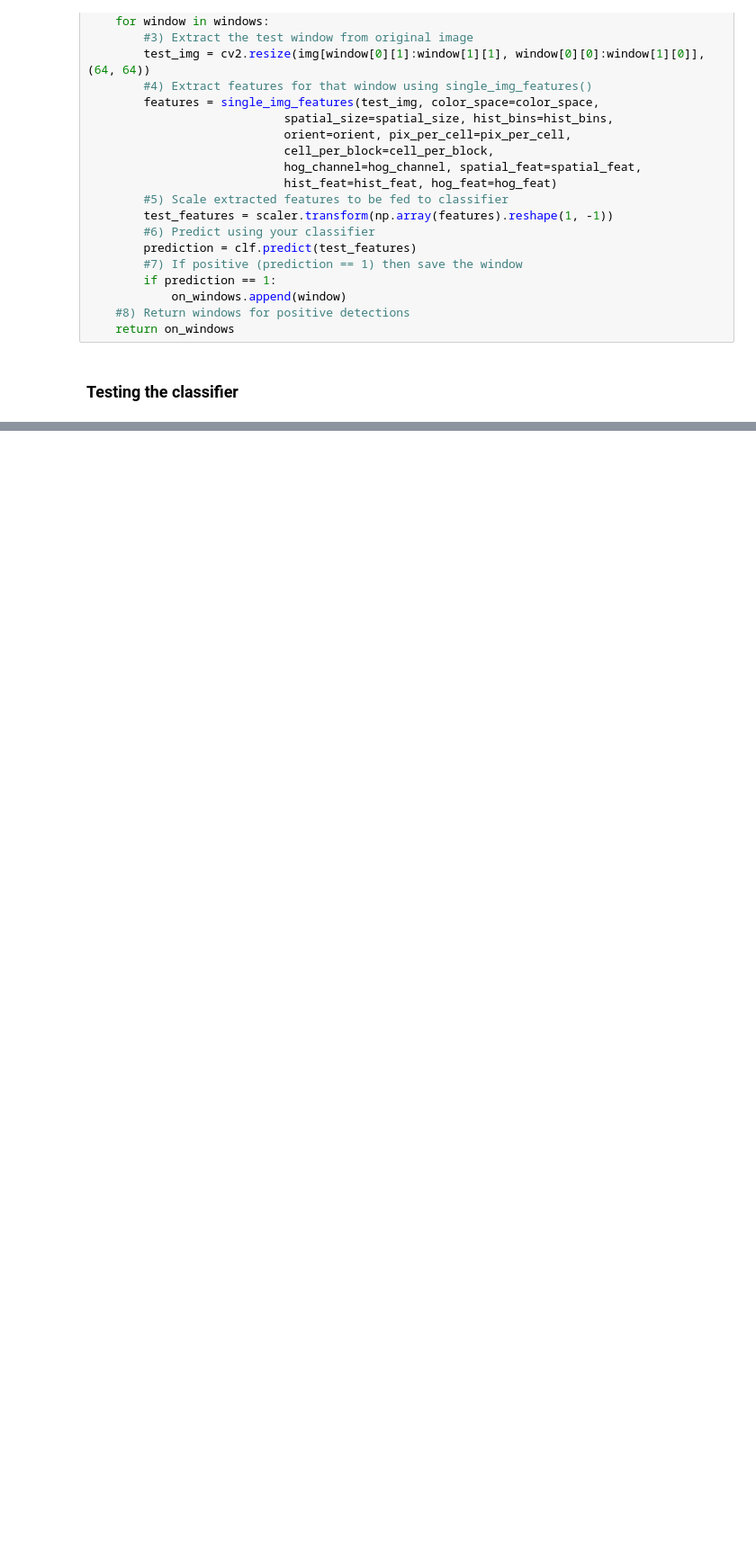
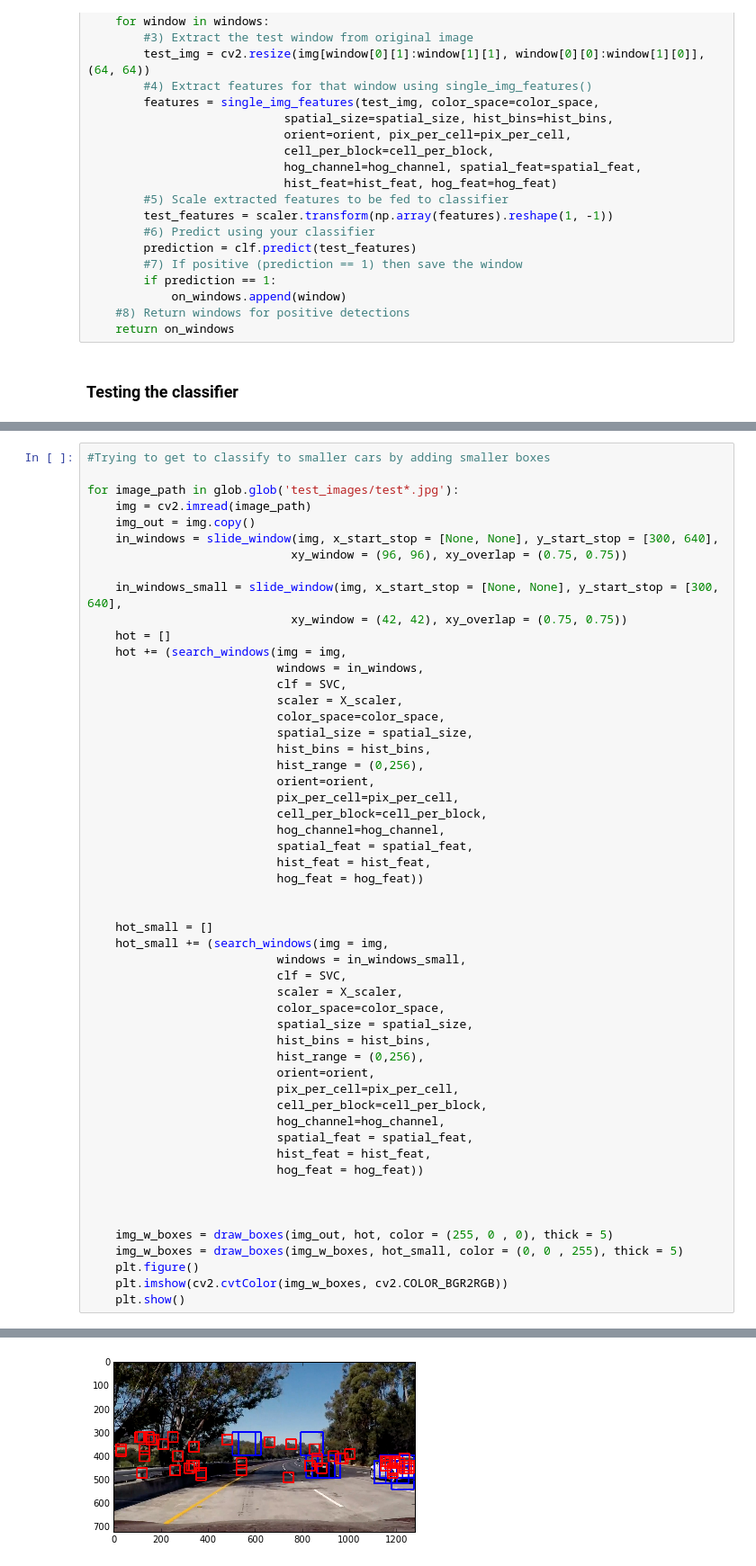
Before and after one commit to emilwareus/Car_Tracking, a Jupyter notebook: Car_Tracking.ipynb, the cells around one changed output, grey strips where cells are left out. Shown at 90% size. Cells and saved outputs as stored; diff of their text form; blank space fills up the shorter version.

```diff
--- a/Car_Tracking.ipynb
+++ b/Car_Tracking.ipynb
@@ -455,0 +419,54 @@ C:\ProgramData\Anaconda3\envs\carnd-term1\lib\site-packages\skimage\feature\_hog
+# %%
+#Trying to get to classify to smaller cars by adding smaller boxes
+
+for image_path in glob.glob('test_images/test*.jpg'):
+    img = cv2.imread(image_path)
+    img_out = img.copy()
+    in_windows = slide_window(img, x_start_stop = [None, None], y_start_stop = [300, 640],
+                             xy_window = (96, 96), xy_overlap = (0.75, 0.75))
+
+    in_windows_small = slide_window(img, x_start_stop = [None, None], y_start_stop = [300, 640],
+                             xy_window = (42, 42), xy_overlap = (0.75, 0.75))
+    hot = []
+    hot += (search_windows(img = img,
+                           windows = in_windows,
+                           clf = SVC,
+                           scaler = X_scaler,
+                           color_space=color_space,
+                           spatial_size = spatial_size,
+                           hist_bins = hist_bins,
+                           hist_range = (0,256),
+                           orient=orient,
+                           pix_per_cell=pix_per_cell,
+                           cell_per_block=cell_per_block,
+                           hog_channel=hog_channel,
+                           spatial_feat = spatial_feat,
+                           hist_feat = hist_feat,
+                           hog_feat = hog_feat))
+
+
+    hot_small = []
+    hot_small += (search_windows(img = img,
+                           windows = in_windows_small,
+                           clf = SVC,
+                           scaler = X_scaler,
+                           color_space=color_space,
+                           spatial_size = spatial_size,
+                           hist_bins = hist_bins,
+                           hist_range = (0,256),
+                           orient=orient,
+                           pix_per_cell=pix_per_cell,
+                           cell_per_block=cell_per_block,
+                           hog_channel=hog_channel,
+                           spatial_feat = spatial_feat,
+                           hist_feat = hist_feat,
+                           hog_feat = hog_feat))
+
+
+
+    img_w_boxes = draw_boxes(img_out, hot, color = (255, 0 , 0), thick = 5)
+    img_w_boxes = draw_boxes(img_w_boxes, hot_small, color = (0, 0 , 255), thick = 5)
+    plt.figure()
+    plt.imshow(cv2.cvtColor(img_w_boxes, cv2.COLOR_BGR2RGB))
+    plt.show()
+# %% [output]
@@ -455,0 +475 @@ C:\ProgramData\Anaconda3\envs\carnd-term1\lib\site-packages\skimage\feature\_hog
+[figure, added]
```
Also changed, not shown: parts of 15 cells of this notebook.
